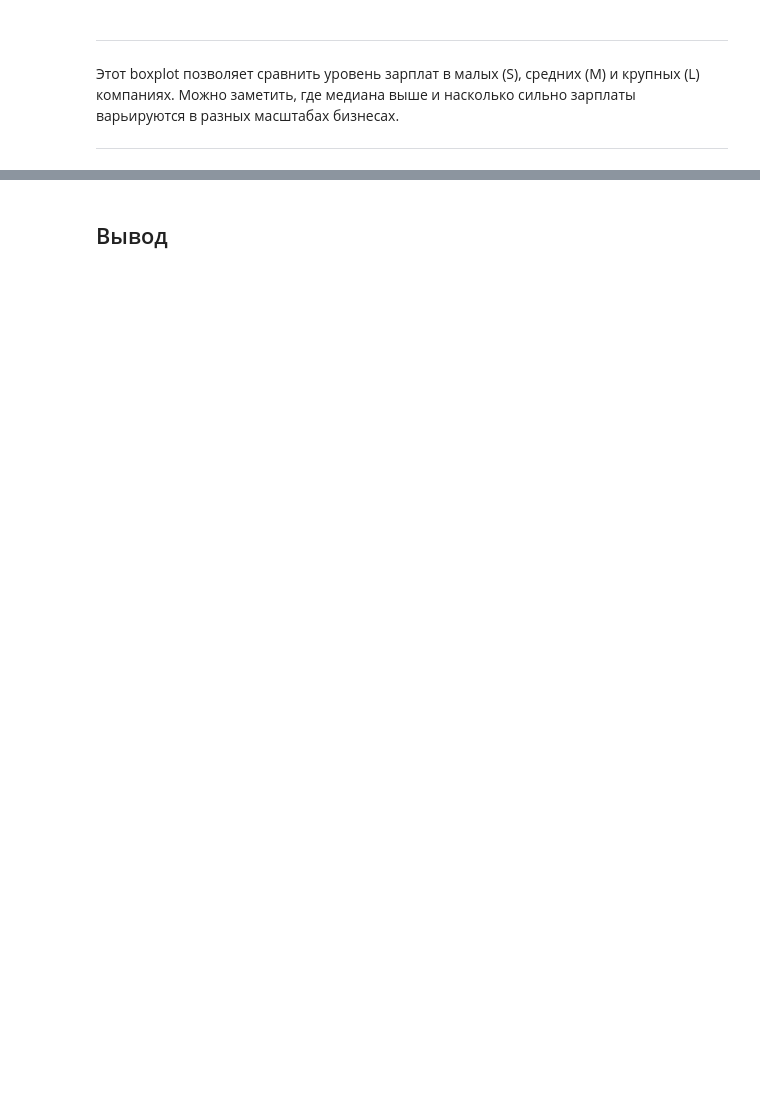
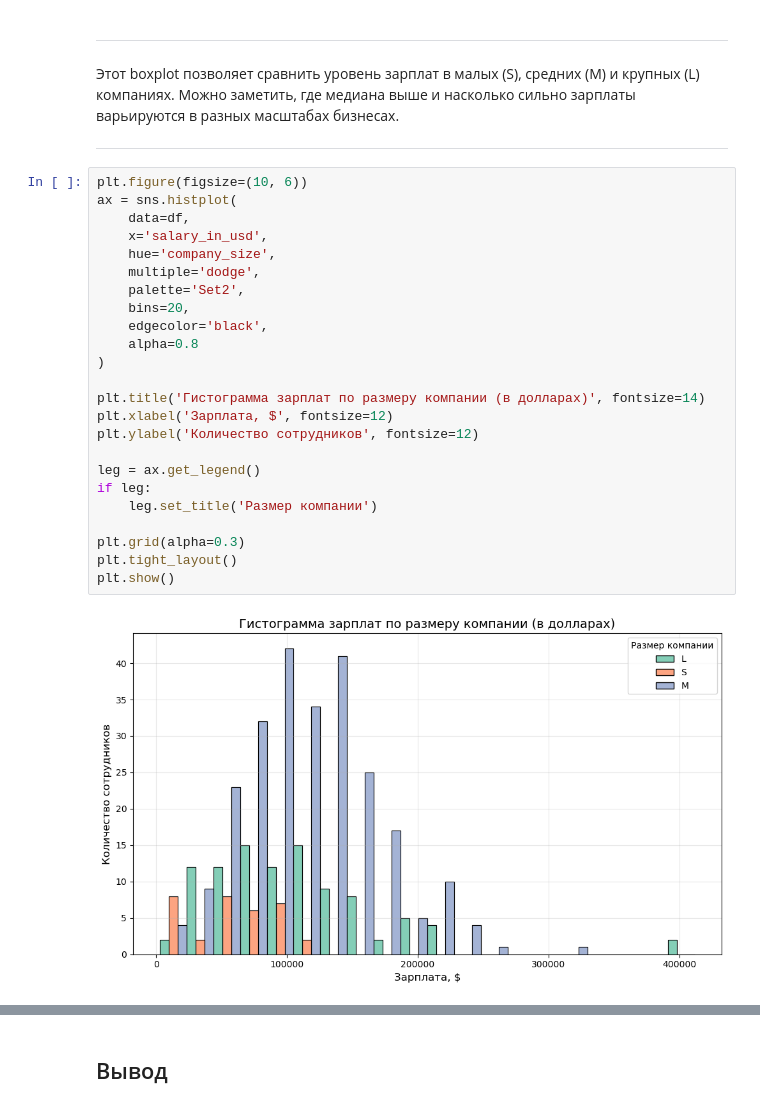
Before and after one commit to AnastasiaSurzhikowa/data_analysis, a Jupyter notebook: LR2_Surzhikova_7.ipynb, the cells around one changed output, grey strips where cells are left out. Saved outputs shown, nothing was run; the diff lists cells and outputs as text; blank space fills up the shorter version.

```diff
--- a/LR2_Surzhikova_7.ipynb
+++ b/LR2_Surzhikova_7.ipynb
@@ -920,3 +928,29 @@ plt.show()
 Этот boxplot позволяет сравнить уровень зарплат в малых (S), средних (M) и крупных (L) компаниях. Можно заметить, где медиана выше и насколько сильно зарплаты варьируются в разных масштабах бизнесах.
 
 ---
+# %%
+plt.figure(figsize=(10, 6))
+ax = sns.histplot(
+    data=df,
+    x='salary_in_usd',
+    hue='company_size',
+    multiple='dodge',
+    palette='Set2',
+    bins=20,
+    edgecolor='black',
+    alpha=0.8
+)
+
+plt.title('Гистограмма зарплат по размеру компании (в долларах)', fontsize=14)
+plt.xlabel('Зарплата, $', fontsize=12)
+plt.ylabel('Количество сотрудников', fontsize=12)
+
+leg = ax.get_legend()
+if leg:
+    leg.set_title('Размер компании')
+
+plt.grid(alpha=0.3)
+plt.tight_layout()
+plt.show()
+# %% [output]
+[figure, added]
```
Also changed, not shown: parts of 14 cells of this notebook.
